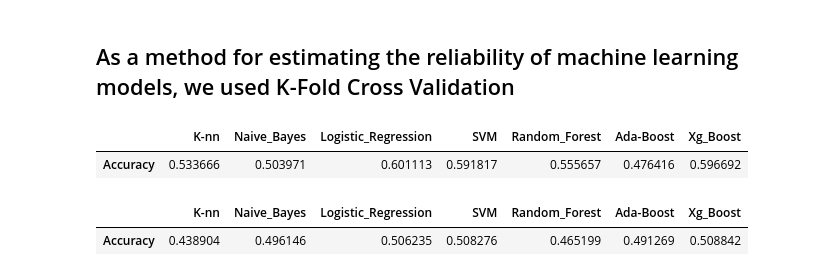
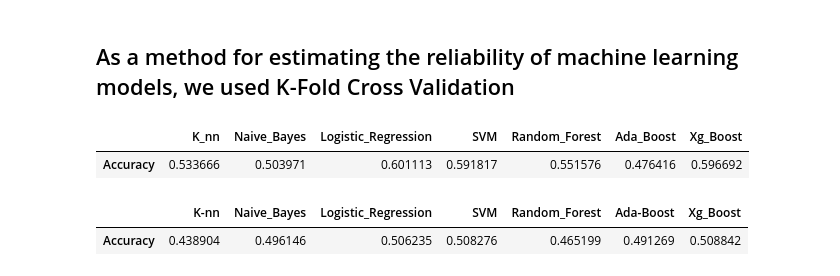
Before and after one commit to raed779/semantic-text-similarity, a Jupyter notebook: notebooks/10_STS_decision_optimisation_2.ipynb, the cells around one changed output. Saved outputs shown, nothing was run; the diff lists cells and outputs as text; code cells hidden in the pictures.

```diff
--- a/notebooks/10_STS_decision_optimisation_2.ipynb
+++ b/notebooks/10_STS_decision_optimisation_2.ipynb
@@ -114,5 +115,23 @@ def test_transform_data(columns_to_Encod):
   print("\033[0;32;47m  Outout  :  \n")
   table_output = tabulate(result,headers=result.columns, tablefmt='github')
   print("\033[0;32;47m "+table_output)
+# %%
+KNeighbors = KNeighborsClassifier(n_neighbors=4)
+Gaussian = GaussianNB()
+Lr = LogisticRegression()
+SVM = svm.SVC(probability=True)
+RandomForest = RandomForestClassifier()
+AdaBoost = AdaBoostClassifier(n_estimators=20)
+XGB = xgb.XGBClassifier()
+
+models = {
+    "K_nn": KNeighbors,
+    "Naive_Bayes": Gaussian,
+    "Logistic_Regression":Lr,
+    "SVM": SVM,
+    "Random_Forest": RandomForest,
+    "Ada_Boost": AdaBoost,
+    "Xg_Boost": XGB
+}
 # %%
 # model_selection function : just to get an idea about the general performance of each model
@@ -349,9 +329,9 @@ y_test = df_test[['label_true']]
 ## As a method for estimating the reliability of machine learning models, we used K-Fold Cross Validation
 # %%
 # Without  is_pred_K_correct
-model_selection(X_train,y_train)
+model_selection(X_train,y_train,models)
 # %% [output]
-|  | K-nn | Naive_Bayes | Logistic_Regression | SVM | Random_Forest | Ada-Boost | Xg_Boost |
-| Accuracy | 0.533666 | 0.503971 | 0.601113 | 0.591817 | 0.555657 | 0.476416 | 0.596692 |
+|  | K_nn | Naive_Bayes | Logistic_Regression | SVM | Random_Forest | Ada_Boost | Xg_Boost |
+| Accuracy | 0.533666 | 0.503971 | 0.601113 | 0.591817 | 0.551576 | 0.476416 | 0.596692 |
 # %%
 # Only score
```
Also changed, not shown: parts of 51 cells of this notebook.
